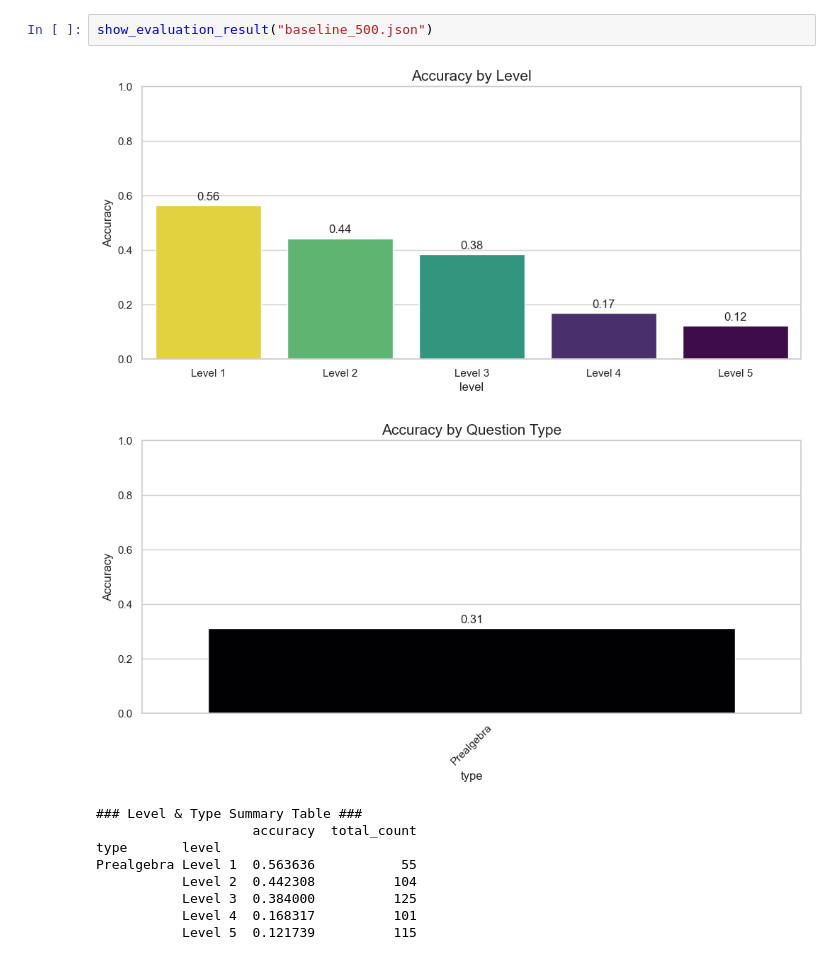
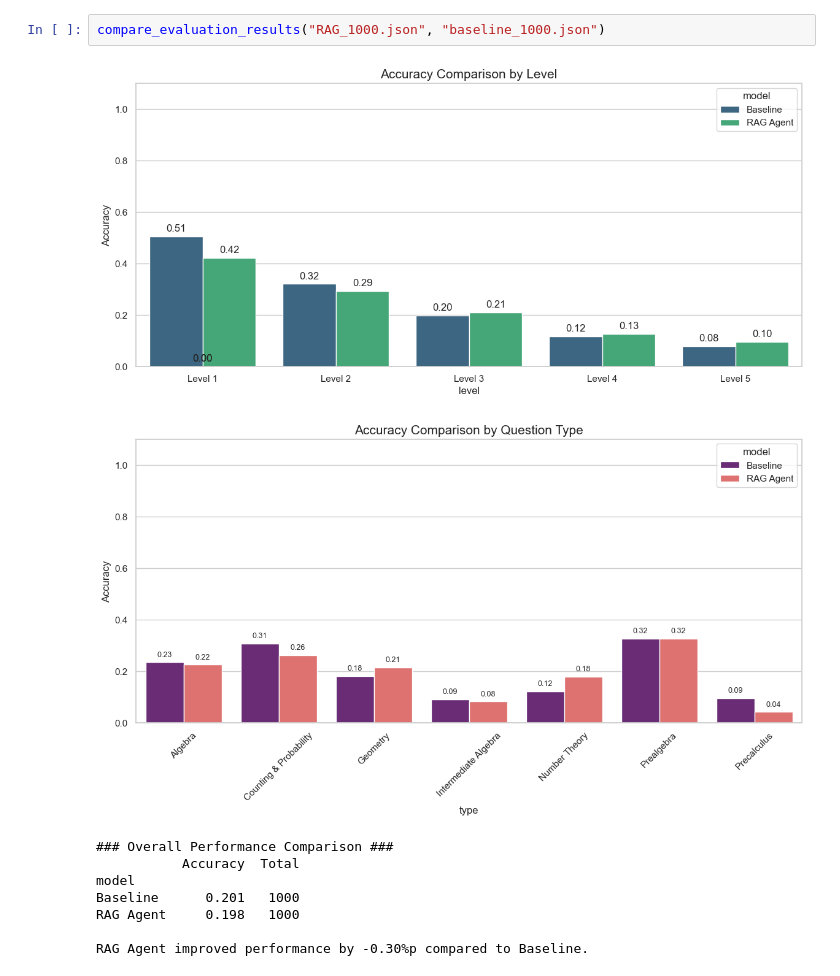
Before and after one commit to Juhyeong-Pang/Math_RAG_Agent_System, a Jupyter notebook: notebooks/evaluate_performance.ipynb, the cells around one changed output. Drawn from its saved outputs; the diff is of its cells as text.

```diff
--- a/notebooks/evaluate_performance.ipynb
+++ b/notebooks/evaluate_performance.ipynb
@@ -43,13 +72,12 @@ def show_evaluation_result(filename: str):
 # %%
-show_evaluation_result("baseline_500.json")
+compare_evaluation_results("RAG_1000.json", "baseline_1000.json")
 # %% [output]
-[figure, old version]
+[figure, new version]
-[figure, old version]
+[figure, new version]
-### Level & Type Summary Table ###
-                    accuracy  total_count
-type       level
-Prealgebra Level 1  0.563636           55
-           Level 2  0.442308          104
-           Level 3  0.384000          125
-           Level 4  0.168317          101
-           Level 5  0.121739          115
+### Overall Performance Comparison ###
+           Accuracy  Total
+model
+Baseline      0.201   1000
+RAG Agent     0.198   1000
+
+RAG Agent improved performance by -0.30%p compared to Baseline.
```
Also changed, not shown: parts of 2 cells of this notebook, 6 other files.
